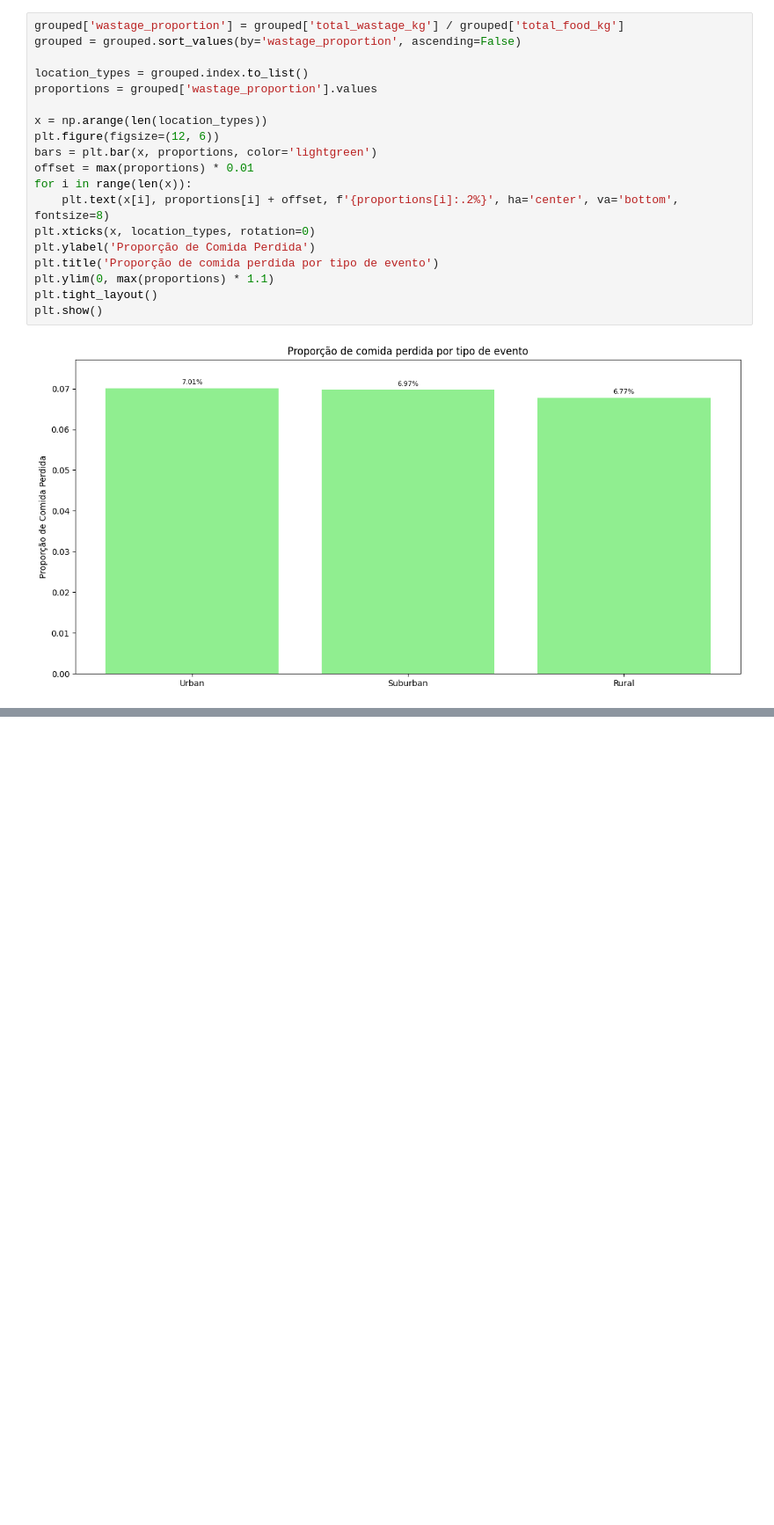
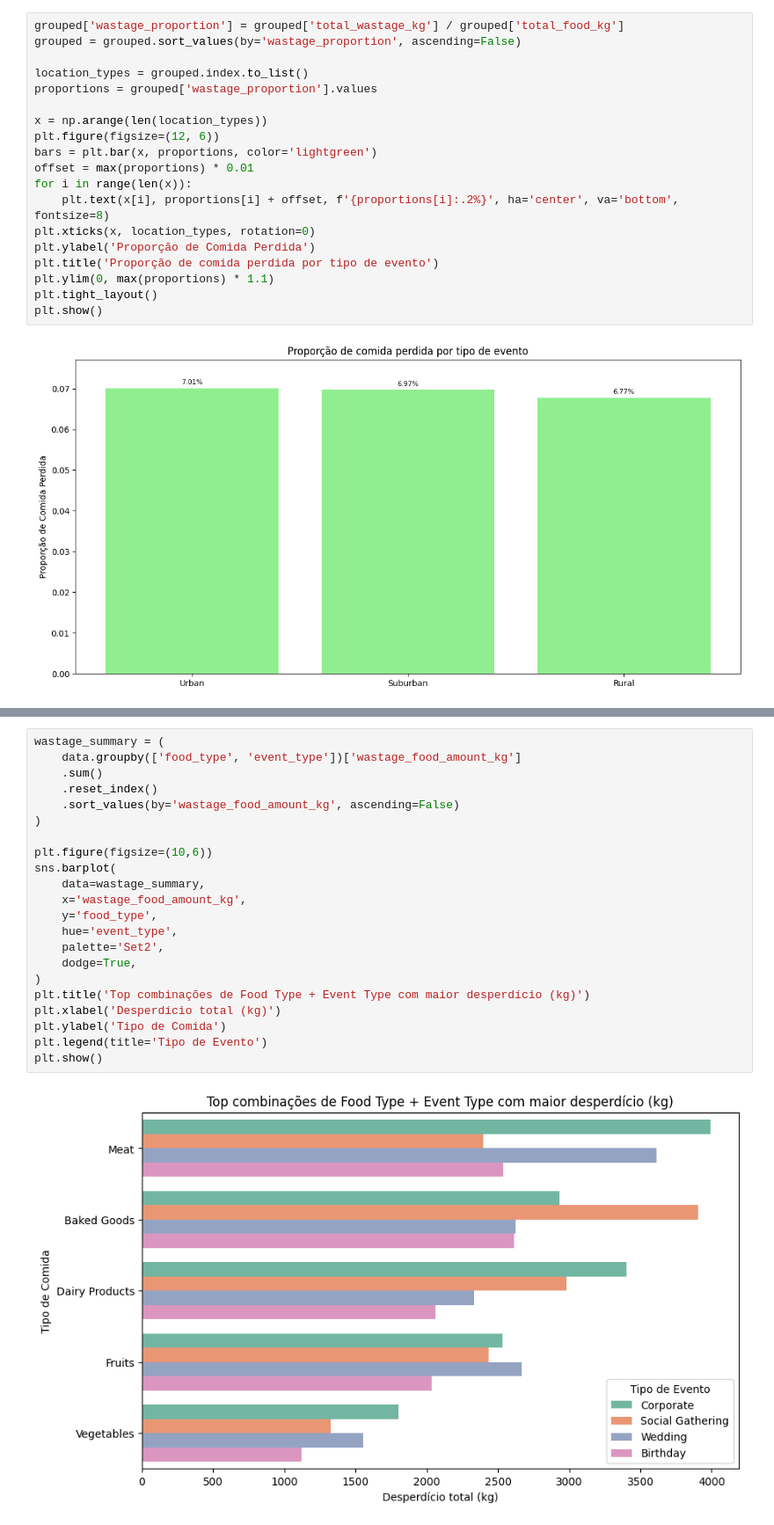
Before and after one commit to A-UTech/analise-exploratoria-cd-2ano, a Jupyter notebook: analise-wastage-food-ofc.ipynb, the cells around one changed output, grey strips where cells are left out. Shown at 88% size. Drawn from its saved outputs; the diff is of its cells as text; blank space fills up the shorter version.

```diff
--- a/analise-wastage-food-ofc.ipynb
+++ b/analise-wastage-food-ofc.ipynb
@@ -400,0 +414,24 @@ plt.show()
+# %%
+wastage_summary = (
+    data.groupby(['food_type', 'event_type'])['wastage_food_amount_kg']
+    .sum()
+    .reset_index()
+    .sort_values(by='wastage_food_amount_kg', ascending=False)
+)
+
+plt.figure(figsize=(10,6))
+sns.barplot(
+    data=wastage_summary,
+    x='wastage_food_amount_kg',
+    y='food_type',
+    hue='event_type',
+    palette='Set2',
+    dodge=True,
+)
+plt.title('Top combinações de Food Type + Event Type com maior desperdício (kg)')
+plt.xlabel('Desperdício total (kg)')
+plt.ylabel('Tipo de Comida')
+plt.legend(title='Tipo de Evento')
+plt.show()
+# %% [output]
+[figure, added]
```
Also changed, not shown: parts of 1 cell of this notebook.
